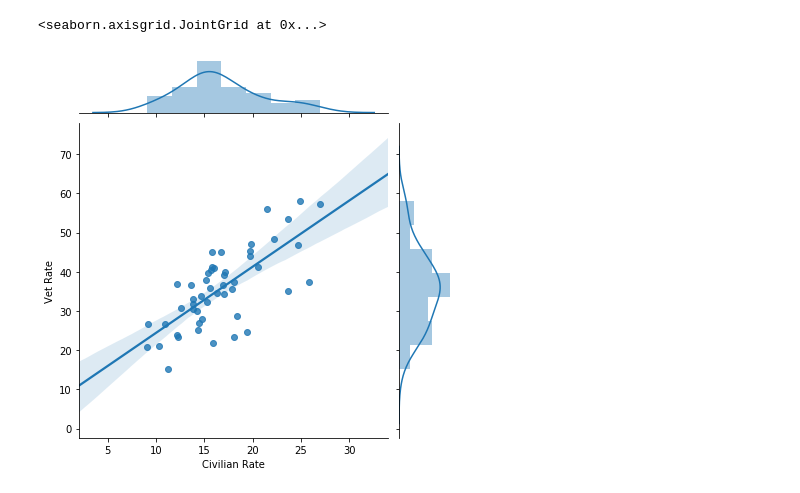
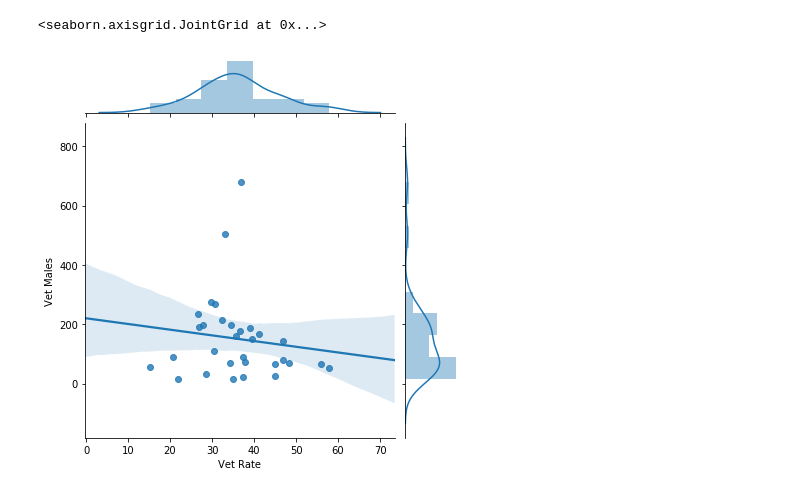
Before and after one commit to genesisluna/data_visualizations, a Jupyter notebook: 2011 US Veteran Suicides.ipynb, the cells around one changed output. Saved outputs shown, nothing was run; the diff lists cells and outputs as text; code cells hidden in the pictures.

Commit message:
Updated data and visualizatons

```diff
--- a/2011 US Veteran Suicides.ipynb
+++ b/2011 US Veteran Suicides.ipynb
@@ -6,19 +17,18 @@ import matplotlib.pyplot as plt
 # %%
 vet_suicides = pd.read_csv('2011.csv')
-
-vet_suicides.drop(columns='Unnamed: 0', inplace=True)
-vet_suicides = vet_suicides.rename(columns={
+column_name_updates = {
     'state': 'State',
     'vet_pop': 'Vet Population',
     'overall_pop_18': 'Overall Population',
-    'vet_pop_p': 'Vet Population',
     'vet_suicides': 'Vet Suicides',
     'all_suicides': 'All Suicides',
     'vet_males': 'Vet Males',
     'vet_females': 'Vet Females',
     'vet_rate': 'Vet Rate',
     'civ_rate': 'Civilian Rate'
-})
+}
 
+vet_suicides = vet_suicides.rename(columns=column_name_updates)
+vet_suicides = vet_suicides[column_name_updates.values()]
 vet_suicides.head()
 # %% [output]
@@ -47,5 +77,5 @@ plt.tight_layout()
 # %%
-sns.jointplot(x='Civilian Rate', y='Vet Rate', data=vet_suicides, kind='reg')
+sns.jointplot(x='Vet Rate', y='Vet Males', data=vet_suicides, kind='reg')
 # %% [output]
 <seaborn.axisgrid.JointGrid at 0x...>
-[figure, old version]
+[figure, new version]
```
Also changed, not shown: parts of 16 cells of this notebook.
